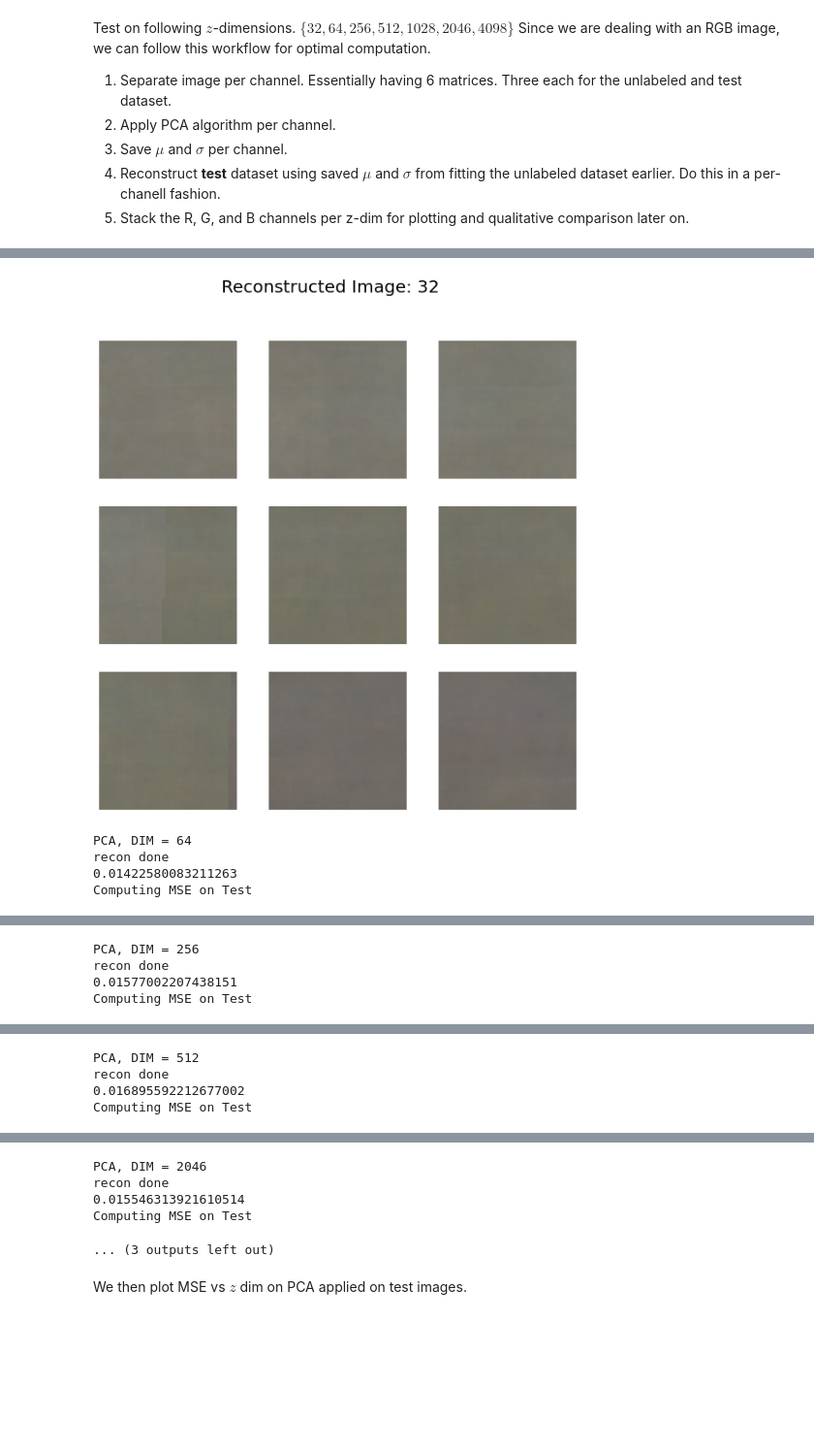
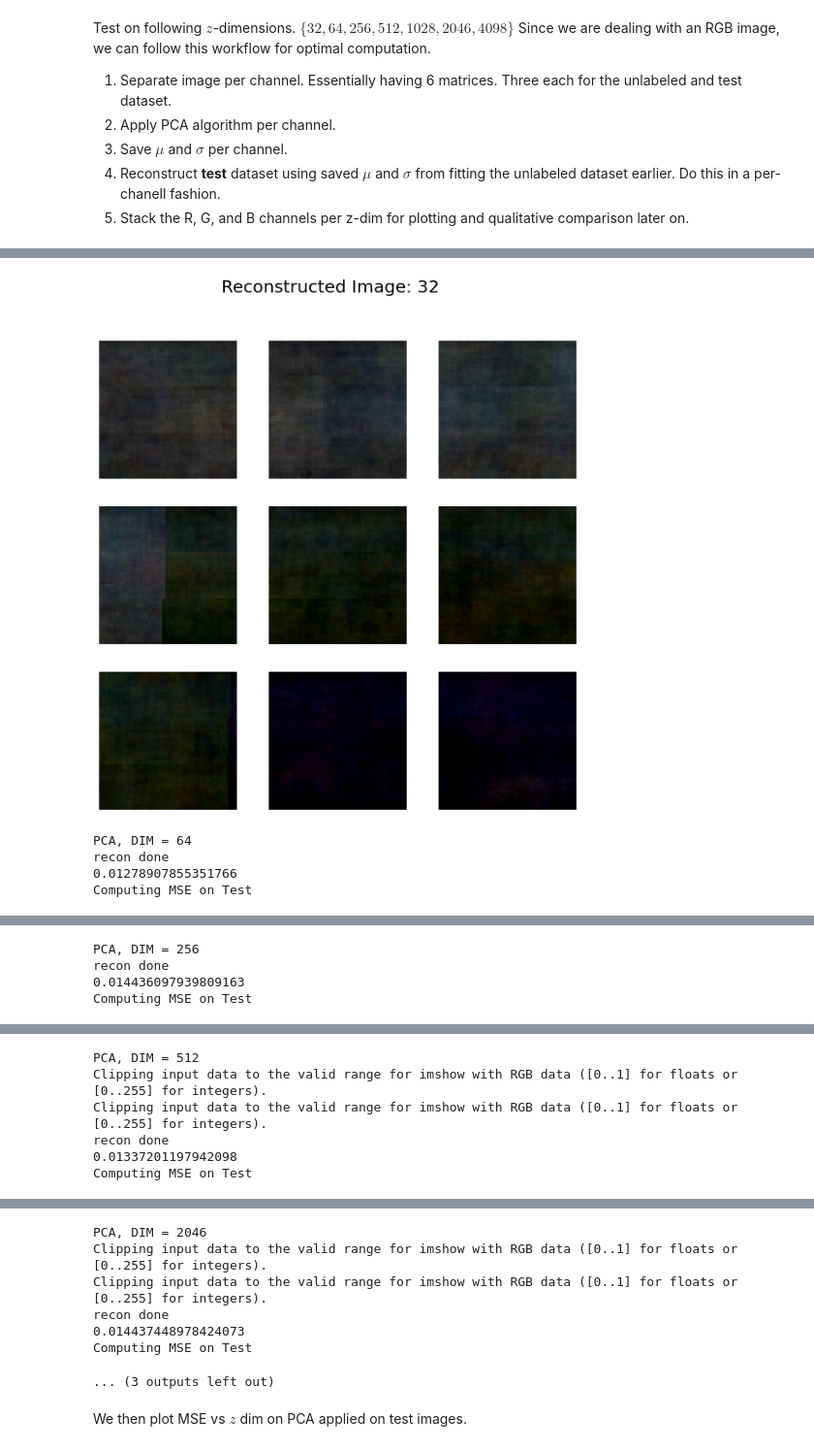
Before and after one commit to francismarquez/Foundations-of-Machine-Learning-Exercises, a Jupyter notebook: exercise-3/exercise-3.ipynb, the cells around one changed output, grey strips where cells are left out. Shown at 97% size. Cells and saved outputs as stored; diff of their text form; code cells hidden in the pictures; blank space fills up the shorter version.

```diff
--- a/exercise-3/exercise-3.ipynb
+++ b/exercise-3/exercise-3.ipynb
@@ -174,19 +175,19 @@ def manual_PCA(images, n_images):
 \textbf{ x }_{n} = \textbf{x}_{n}\sigma + \mu
 \end{equation*}
 # %%
-def reconstruct_from_pca(B, M, images, std, mu):
+def reconstruct_from_pca(B, M, images, std, mu, recon_train=False):
+
 
   BM = B[:,:M]
+  X = images
   BM_BMT = np.matmul(BM,np.transpose(BM))
-
-  X = images
   X = np.float32(np.reshape(X,(-1,X.shape[0])))
   R = np.matmul(BM_BMT,X)
   R = np.reshape(R, images.shape)
   # print(R.shape)
-
-  R *= std
-  R += mu
+  if recon_train:
+    R *= std
+    R += mu
   R = np.clip(R, 0, 255)
   # mu1 = np.mean(R)
   # std1 = np.std(R)
@@ -228,7 +229,6 @@ Test on following $z$-dimensions. $\{32, 64, 256, 512, 1028, 2046, 4098\}$ Since
 # %%
 # dims = [32, 64, 256, 512, 1028, 2046, 4098, 5126, 6154, 7182, 8210, 9216]
 dims = [32, 64, 256, 512, 1028, 2046, 4098]
-# dims = [4098]
 
 def mse_vs_dim(dims, images, samples, test_images=test_images):
   mse_per_dim = []
@@ -236,9 +236,9 @@ def mse_vs_dim(dims, images, samples, test_images=test_images):
   comparison_images_train = []
   DIM = 48
 
-  test_images_red = test_images[:,0,:,:]
-  test_images_green = test_images[:,1,:,:]
-  test_images_blue = test_images[:,2,:,:]
+  test_images_red = test_images.copy()[:,0,:,:]
+  test_images_green = test_images.copy()[:,1,:,:]
+  test_images_blue = test_images.copy()[:,2,:,:]
 
   rgb_test = np.zeros((8000,DIM,DIM,3), 'float32')
 
@@ -293,9 +293,9 @@ def mse_vs_dim(dims, images, samples, test_images=test_images):
     plot_images(rgb_recon, title=title)
     comparison_images = np.append(comparison_images, rgb_recon[4])
 
-    r = reconstruct_from_pca(r_pca, i, images_red, std_r, mu_r)
-    g = reconstruct_from_pca(g_pca, i, images_green, std_g, mu_g)
-    b = reconstruct_from_pca(b_pca, i, images_blue, std_b, mu_b)
+    r = reconstruct_from_pca(r_pca, i, images_red, std_r, mu_r, recon_train=True)
+    g = reconstruct_from_pca(g_pca, i, images_green, std_g, mu_g, recon_train=True)
+    b = reconstruct_from_pca(b_pca, i, images_blue, std_b, mu_b, recon_train=True)
     rgb_recon = np.zeros((10000,DIM,DIM,3), 'float32')
     rgb_recon[...,0] = r
     rgb_recon[...,1] = g
@@ -327,6 +327,6 @@ recon done
 Computing MSE on Test
-[figure, old version]
+[figure, new version]
 PCA, DIM = 64
 recon done
-0.01422580083211263
+0.01278907855351766
 Computing MSE on Test
@@ -334,4 +334,4 @@ Computing MSE on Test
 PCA, DIM = 256
 recon done
-0.01577002207438151
+0.014436097939809163
 Computing MSE on Test
@@ -339,4 +339,6 @@ Computing MSE on Test
 PCA, DIM = 512
+Clipping input data to the valid range for imshow with RGB data ([0..1] for floats or [0..255] for integers).
+Clipping input data to the valid range for imshow with RGB data ([0..1] for floats or [0..255] for integers).
 recon done
-0.016895592212677002
+0.01337201197942098
 Computing MSE on Test
@@ -349,6 +356,8 @@ Computing MSE on Test
 PCA, DIM = 2046
+Clipping input data to the valid range for imshow with RGB data ([0..1] for floats or [0..255] for integers).
+Clipping input data to the valid range for imshow with RGB data ([0..1] for floats or [0..255] for integers).
 recon done
-0.015546313921610514
+0.014437448978424073
 Computing MSE on Test
 ... (3 outputs left out)
 # %% [markdown]
```
Also changed, not shown: parts of 7 cells of this notebook, 1 other file.
